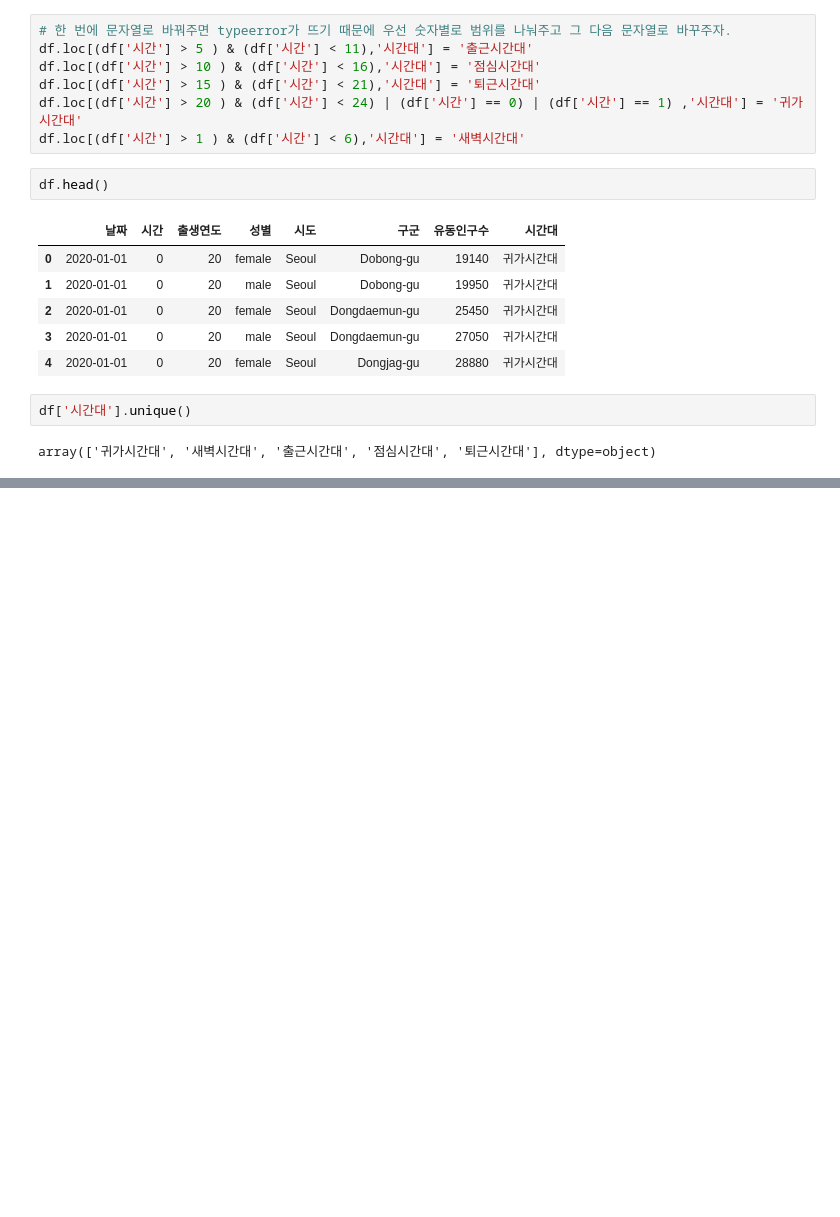
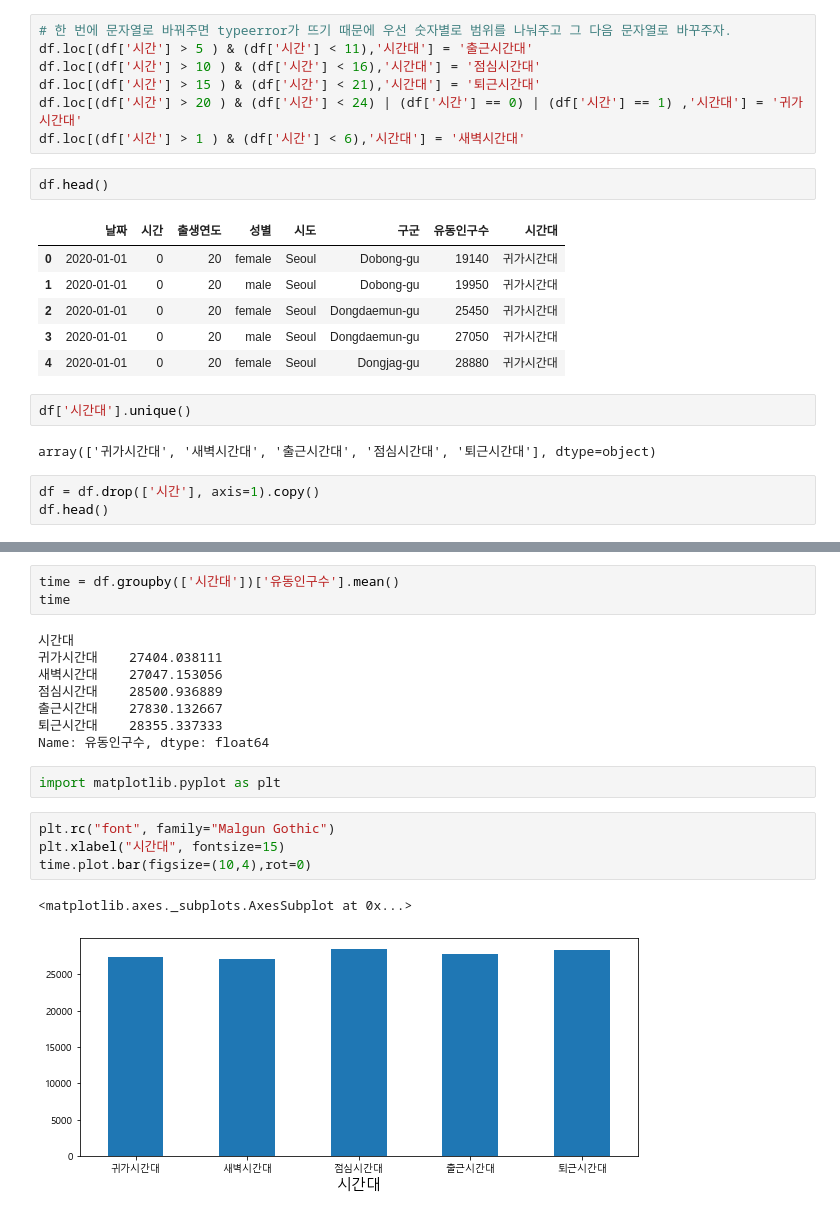
Before and after one commit to young-hun-jo/KaggleStruggle, a Jupyter notebook: covid_19/Dacon_covid19_3week.ipynb, the cells around one changed output, grey strips where cells are left out. Saved outputs shown, nothing was run; the diff lists cells and outputs as text; blank space fills up the shorter version.

```diff
--- a/covid_19/Dacon_covid19_3week.ipynb
+++ b/covid_19/Dacon_covid19_3week.ipynb
@@ -544,3 +544,6 @@ df.head()
 df['시간대'].unique()
 # %% [output]
 array(['귀가시간대', '새벽시간대', '출근시간대', '점심시간대', '퇴근시간대'], dtype=object)
+# %%
+df = df.drop(['시간'], axis=1).copy()
+df.head()
@@ -546,0 +557,20 @@ array(['귀가시간대', '새벽시간대', '출근시간대', '점심시간대
+# %%
+time = df.groupby(['시간대'])['유동인구수'].mean()
+time
+# %% [output]
+시간대
+귀가시간대    27404.038111
+새벽시간대    27047.153056
+점심시간대    28500.936889
+출근시간대    27830.132667
+퇴근시간대    28355.337333
+Name: 유동인구수, dtype: float64
+# %%
+import matplotlib.pyplot as plt
+# %%
+plt.rc("font", family="Malgun Gothic")
+plt.xlabel("시간대", fontsize=15)
+time.plot.bar(figsize=(10,4),rot=0)
+# %% [output]
+<matplotlib.axes._subplots.AxesSubplot at 0x...>
+[figure, added]
```
Also changed, not shown: parts of 1 cell of this notebook.
